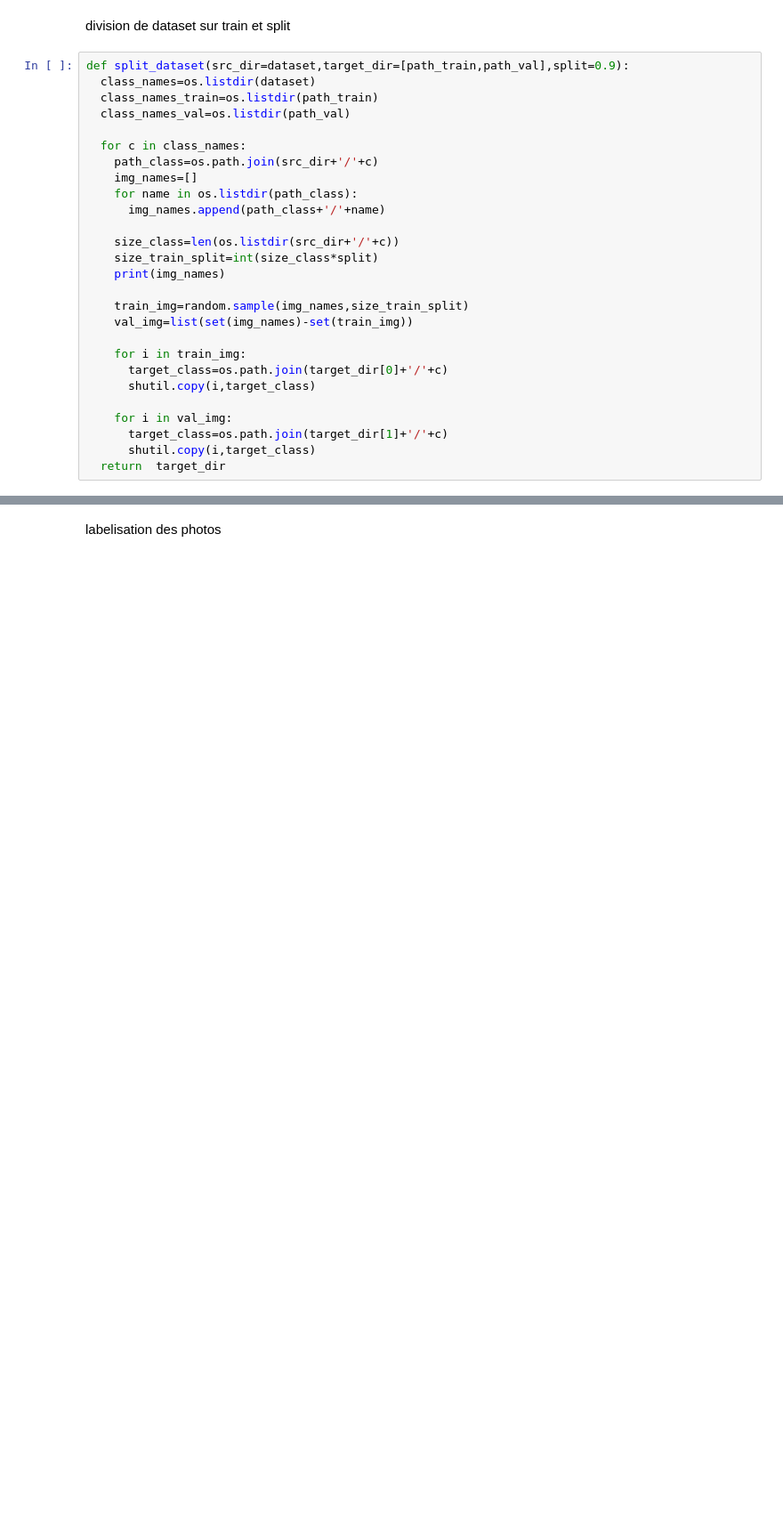
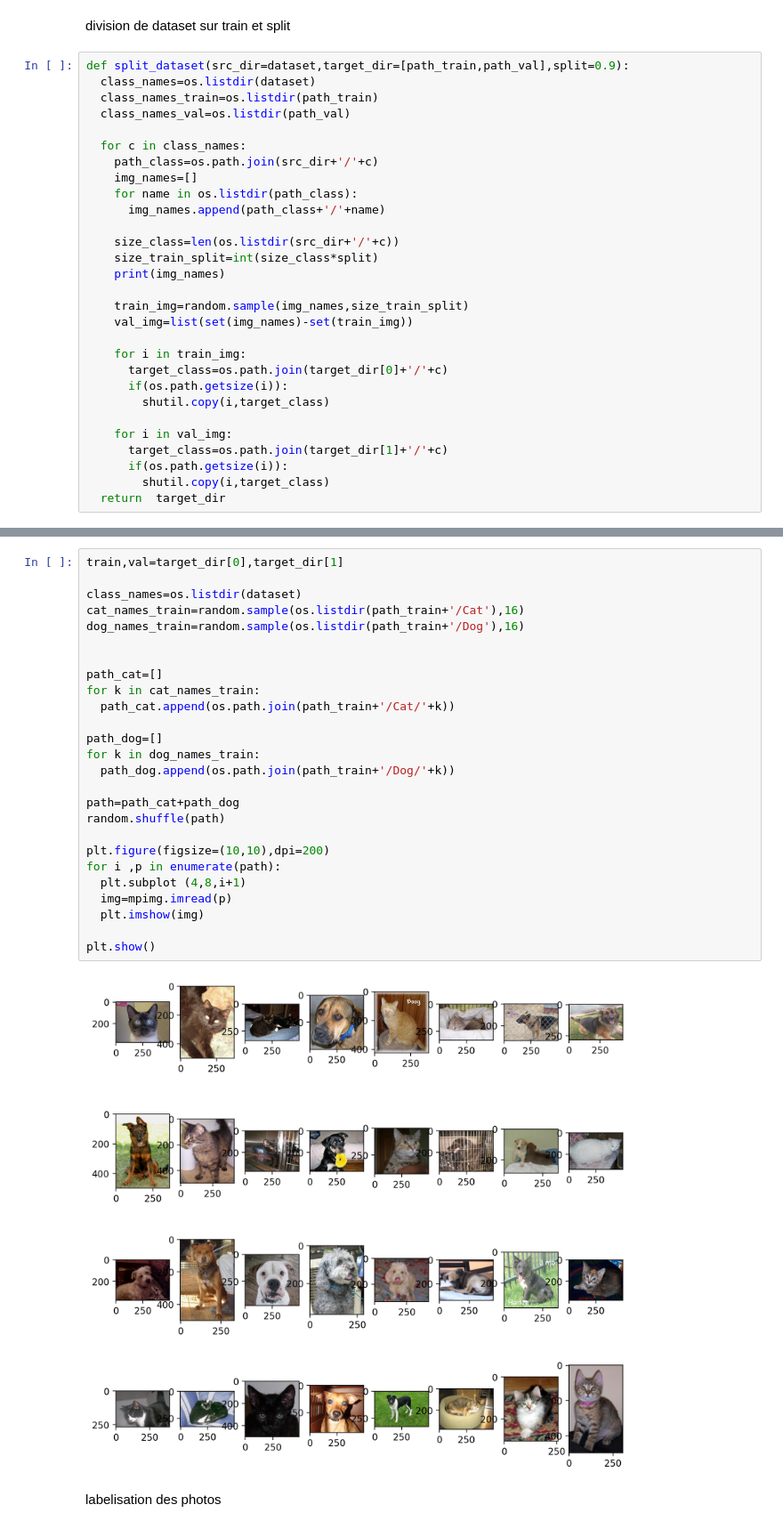
Before and after one commit to Arch-suzuki-MB/CNN-in-tensorflow, a Jupyter notebook: Classification of dogs and cats.ipynb, the cells around one changed output, grey strips where cells are left out. Shown at 89% size. Saved outputs shown, nothing was run; the diff lists cells and outputs as text; blank space fills up the shorter version.

```diff
--- a/Classification of dogs and cats.ipynb
+++ b/Classification of dogs and cats.ipynb
@@ -79,11 +73,13 @@ def split_dataset(src_dir=dataset,target_dir=[path_train,path_val],split=0.9):
 
     for i in train_img:
       target_class=os.path.join(target_dir[0]+'/'+c)
-      shutil.copy(i,target_class)
+      if(os.path.getsize(i)):
+        shutil.copy(i,target_class)
 
     for i in val_img:
       target_class=os.path.join(target_dir[1]+'/'+c)
-      shutil.copy(i,target_class)
+      if(os.path.getsize(i)):
+        shutil.copy(i,target_class)
   return  target_dir
 # %%
 target_dir=split_dataset()
@@ -100,5 +96,33 @@ taille de train of dog  11250
 taille de validation of cat  1251
 taille de validation of dog  1251
+# %%
+train,val=target_dir[0],target_dir[1]
+
+class_names=os.listdir(dataset)
+cat_names_train=random.sample(os.listdir(path_train+'/Cat'),16)
+dog_names_train=random.sample(os.listdir(path_train+'/Dog'),16)
+
+
+path_cat=[]
+for k in cat_names_train:
+  path_cat.append(os.path.join(path_train+'/Cat/'+k))
+
+path_dog=[]
+for k in dog_names_train:
+  path_dog.append(os.path.join(path_train+'/Dog/'+k))
+
+path=path_cat+path_dog
+random.shuffle(path)
+
+plt.figure(figsize=(10,10),dpi=200)
+for i ,p in enumerate(path):
+  plt.subplot (4,8,i+1)
+  img=mpimg.imread(p)
+  plt.imshow(img)
+
+plt.show()
+# %% [output]
+[figure, added]
 # %% [markdown]
 labelisation des photos
 # %%
```
Also changed, not shown: parts of 12 cells of this notebook.
